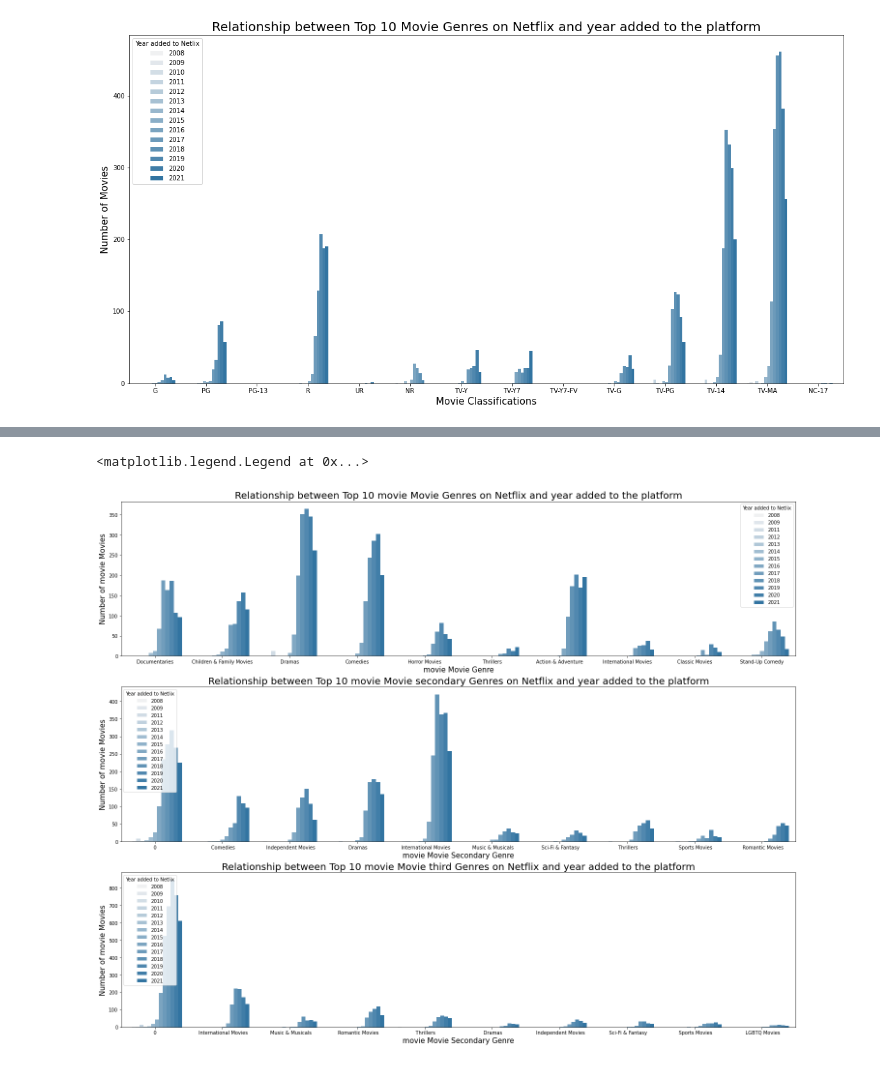
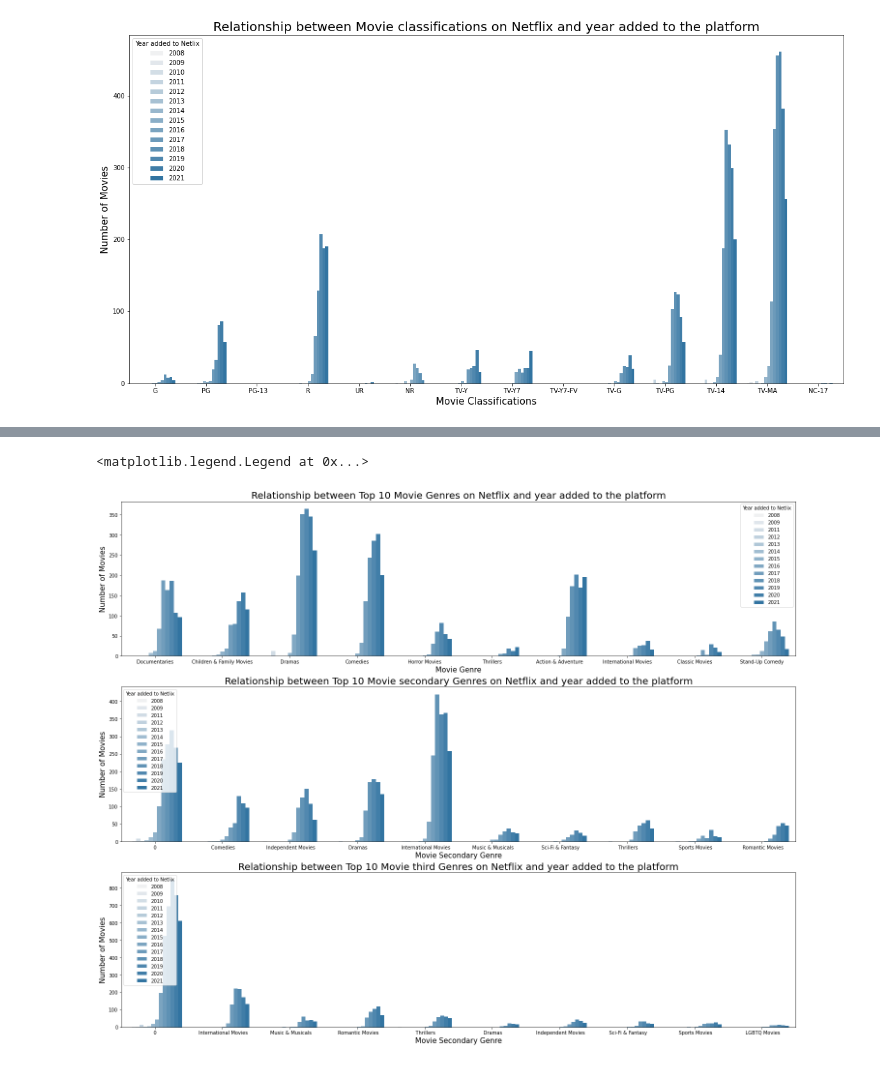
Before and after one commit to Mannygcg/Netflix-Data--Cleaning--Analysis-and-Visualisation, a Jupyter notebook: Netflix_Data_Wrangling_and_Visualisation.ipynb, the cells around one changed output, grey strips where cells are left out. Saved outputs shown, nothing was run; the diff lists cells and outputs as text; code cells hidden in the pictures.

```diff
--- a/Netflix_Data_Wrangling_and_Visualisation.ipynb
+++ b/Netflix_Data_Wrangling_and_Visualisation.ipynb
@@ -598,37 +642,37 @@ plt.legend(title = 'Year added to Netlix',)
 # %%
 plt.figure(figsize=[25,20])
 plt.subplot(3,1,1)
 
 base_color = base_color = sns.color_palette()[0]
 sort_order = df_movie.groupby('listed_in1').count().sort_values(by = 'show_id',ascending=False)[0:10].index
 df_movie_g = df_movie[df_movie['listed_in1'].isin(sort_order)]
 movie_g = sns.countplot(data=df_movie_g,x='listed_in1',hue=df_movie_g.date_added.dt.year, color=base_color)
-movie_g.set_xlabel('movie Movie Genre',fontsize = 15)
-movie_g.set_ylabel('Number of movie Movies',fontsize = 15)
-movie_g.set_title("Relationship between Top 10 movie Movie Genres on Netflix and year added to the platform",fontsize = 20)
+movie_g.set_xlabel('Movie Genre',fontsize = 15)
+movie_g.set_ylabel('Number of Movies',fontsize = 15)
+movie_g.set_title("Relationship between Top 10 Movie Genres on Netflix and year added to the platform",fontsize = 20)
 plt.legend(title = 'Year added to Netlix')
 
 plt.subplot(3,1,2)
 
 base_color = base_color = sns.color_palette()[0]
 sort_order = df_movie.groupby('listed_in2').count().sort_values(by = 'show_id',ascending=False)[0:10].index
 df_movie_g = df_movie[df_movie['listed_in2'].isin(sort_order)]
 movie_g1 = sns.countplot(data=df_movie_g,x='listed_in2',hue=df_movie_g.date_added.dt.year, color=base_color)
-movie_g1.set_xlabel('movie Movie Secondary Genre',fontsize = 15)
-movie_g1.set_ylabel('Number of movie Movies',fontsize = 15)
-movie_g1.set_title("Relationship between Top 10 movie Movie secondary Genres on Netflix and year added to the platform",fontsize = 20)
+movie_g1.set_xlabel('Movie Secondary Genre',fontsize = 15)
+movie_g1.set_ylabel('Number of Movies',fontsize = 15)
+movie_g1.set_title("Relationship between Top 10 Movie secondary Genres on Netflix and year added to the platform",fontsize = 20)
 plt.legend(title = 'Year added to Netlix')
 
 plt.subplot(3,1,3)
 
 base_color = base_color = sns.color_palette()[0]
 sort_order = df_movie.groupby('listed_in3').count().sort_values(by = 'show_id',ascending=False)[0:10].index
 df_movie_g = df_movie[df_movie['listed_in3'].isin(sort_order)]
 movie_g3 = sns.countplot(data=df_movie_g,x='listed_in3',hue=df_movie_g.date_added.dt.year, color=base_color)
-movie_g3.set_xlabel('movie Movie Secondary Genre',fontsize = 15)
-movie_g3.set_ylabel('Number of movie Movies',fontsize = 15)
-movie_g3.set_title("Relationship between Top 10 movie Movie third Genres on Netflix and year added to the platform",fontsize = 20)
+movie_g3.set_xlabel('Movie Secondary Genre',fontsize = 15)
+movie_g3.set_ylabel('Number of Movies',fontsize = 15)
+movie_g3.set_title("Relationship between Top 10 Movie third Genres on Netflix and year added to the platform",fontsize = 20)
 plt.legend(title = 'Year added to Netlix')
 # %% [output]
 <matplotlib.legend.Legend at 0x...>
-[figure, old version]
+[figure, new version]
```
Also changed, not shown: parts of 18 cells of this notebook.
